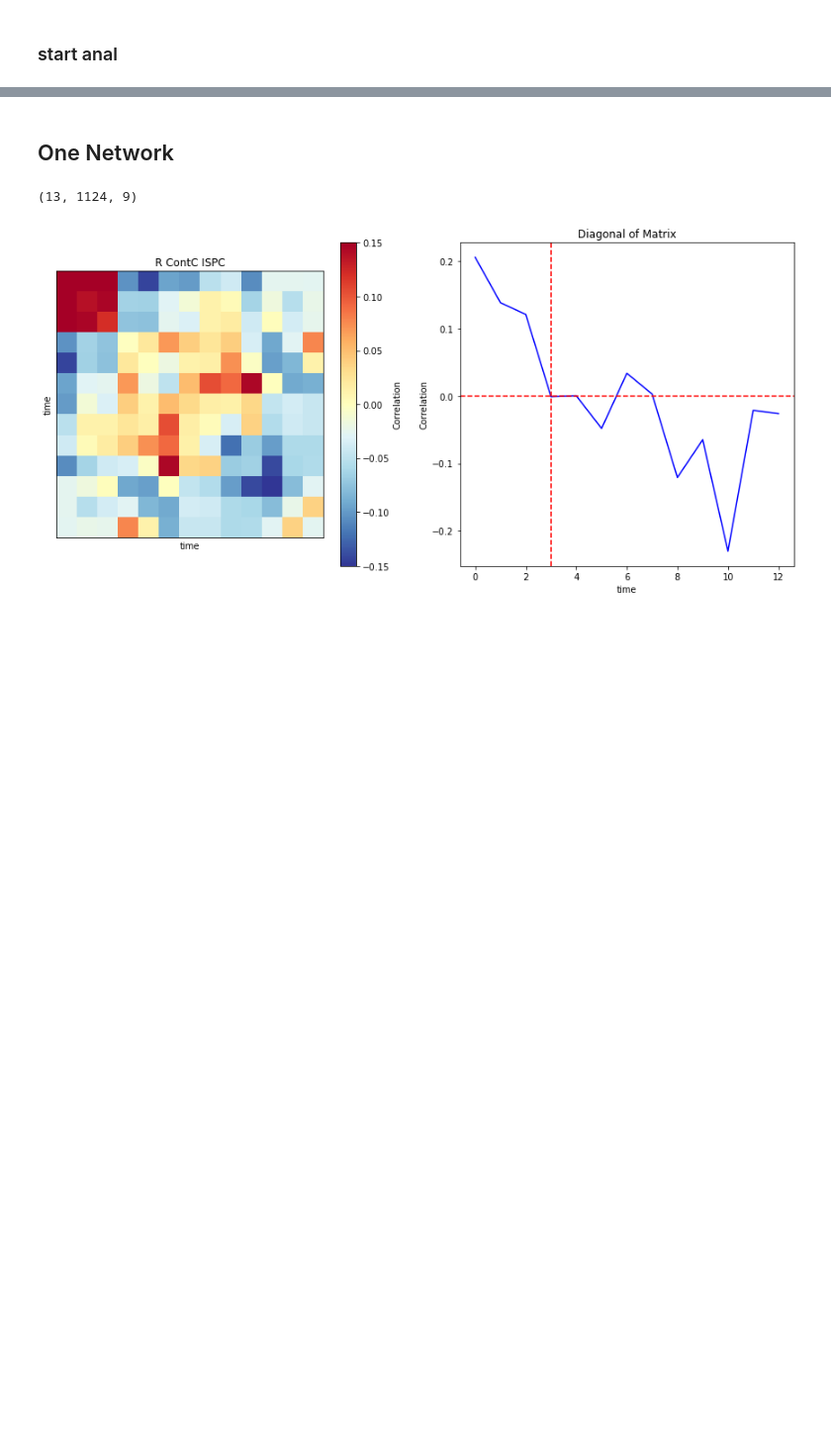
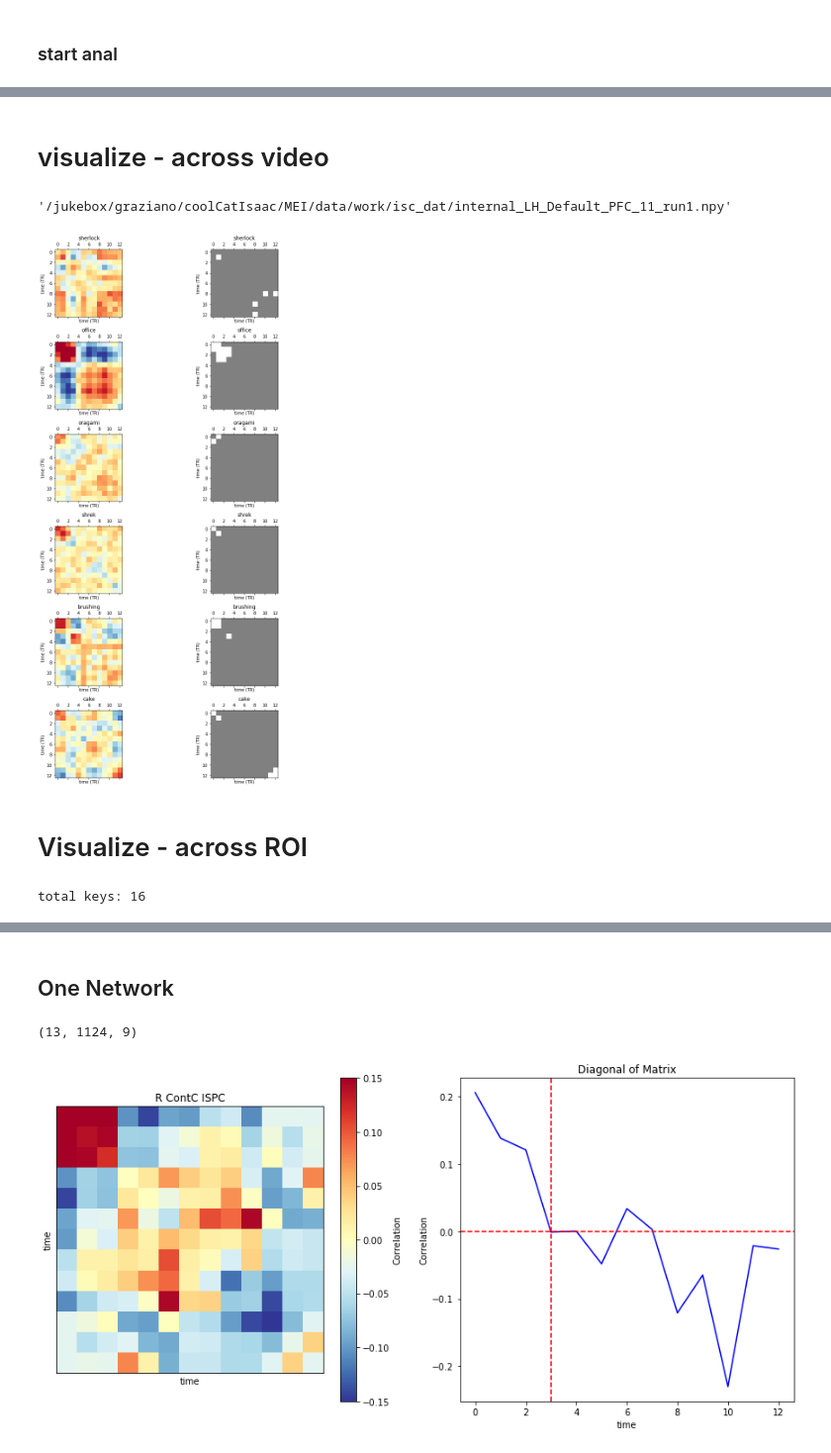
Before and after one commit to isaacrc/MEI_project, a Jupyter notebook: analysis/isPc-permutations.ipynb, the cells around one changed output, grey strips where cells are left out. Shown at 99% size. Drawn from its saved outputs; the diff is of its cells as text; code cells hidden in the pictures; blank space fills up the shorter version.

```diff
--- a/analysis/isPc-permutations.ipynb
+++ b/analysis/isPc-permutations.ipynb
@@ -89,6 +124,8 @@ isc_dir = work_dir + '/isc_dat'
 # %% [markdown]
 ### load data
 # %%
-roi_bpress_ispc = np.load(f'{isc_dir}/roi_bpress_ispc.npy', allow_pickle = True).item()
-print(f'total networks: {len(list(roi_bpress_ispc.keys()))}')
+#load
+#roi_bpress_ispc = np.load(f'{isc_dir}/roi_bpress_ispc.npy', allow_pickle = True).item()
+roi_bpress_ispc = np.load(f'{isc_dir}/targ_net_roi_bpress_ispc.npy', allow_pickle = True).item()
+print(f'total keys: {len(list(roi_bpress_ispc.keys()))}')
 # %% [output]
@@ -342,0 +236,44 @@ plt.show()
+# %% [markdown]
+# visualize - across video
+# %%
+f'{isc_dir}/{targ_cond}_{roi}_run{targ_run}.npy'
+# %% [output]
+'/jukebox/graziano/coolCatIsaac/MEI/data/work/isc_dat/internal_LH_Default_PFC_11_run1.npy'
+# %%
+roi_across_vids = np.load(f'{isc_dir}/{targ_cond}_{roi}_run{targ_run}.npy', allow_pickle = True).item()
+# %%
+fig, axs = plt.subplots(6, 2, figsize=(12, 18))
+
+vmin= -.3
+vmax= .3
+
+for idx, key in enumerate(list(roi_across_vids.keys())):
+    mov = roi_across_vids[key]
+    # First plot: Matrix
+    title = f'{roi}'  # Choose the appropriate title
+    axs[idx, 0].matshow(mov[...,1], vmin=vmin, vmax=vmax, cmap='RdYlBu_r')
+    axs[idx, 0].set_xlabel('time (TR)')
+    axs[idx, 0].set_ylabel('time (TR)')
+    axs[idx, 0].set_title(key)
+
+    axs[idx, 1].matshow(mov[...,0], vmin=vmin, vmax=vmax, cmap='binary_r')
+    axs[idx, 1].set_xlabel('time (TR)')
+    axs[idx, 1].set_ylabel('time (TR)')
+    axs[idx, 1].set_title(key)
+    #axs[int(ind / plot_col), ind % plot_col].set_xticks([])
+    #axs[int(ind / plot_col), ind % plot_col].set_yticks([])
+
+# Adjust spacing between subplots and colorbars
+plt.tight_layout()
+plt.show()
+# %% [output]
+[figure, added]
+# %% [markdown]
+# Visualize - across ROI
+# %%
+#load
+#roi_bpress_ispc = np.load(f'{isc_dir}/roi_bpress_ispc.npy', allow_pickle = True).item()
+roi_bpress_ispc = np.load(f'{isc_dir}/targ_net_roi_bpress_ispc.npy', allow_pickle = True).item()
+print(f'total keys: {len(list(roi_bpress_ispc.keys()))}')
+# %% [output]
+total keys: 16
```
Also changed, not shown: parts of 44 cells of this notebook, 1 other file.
